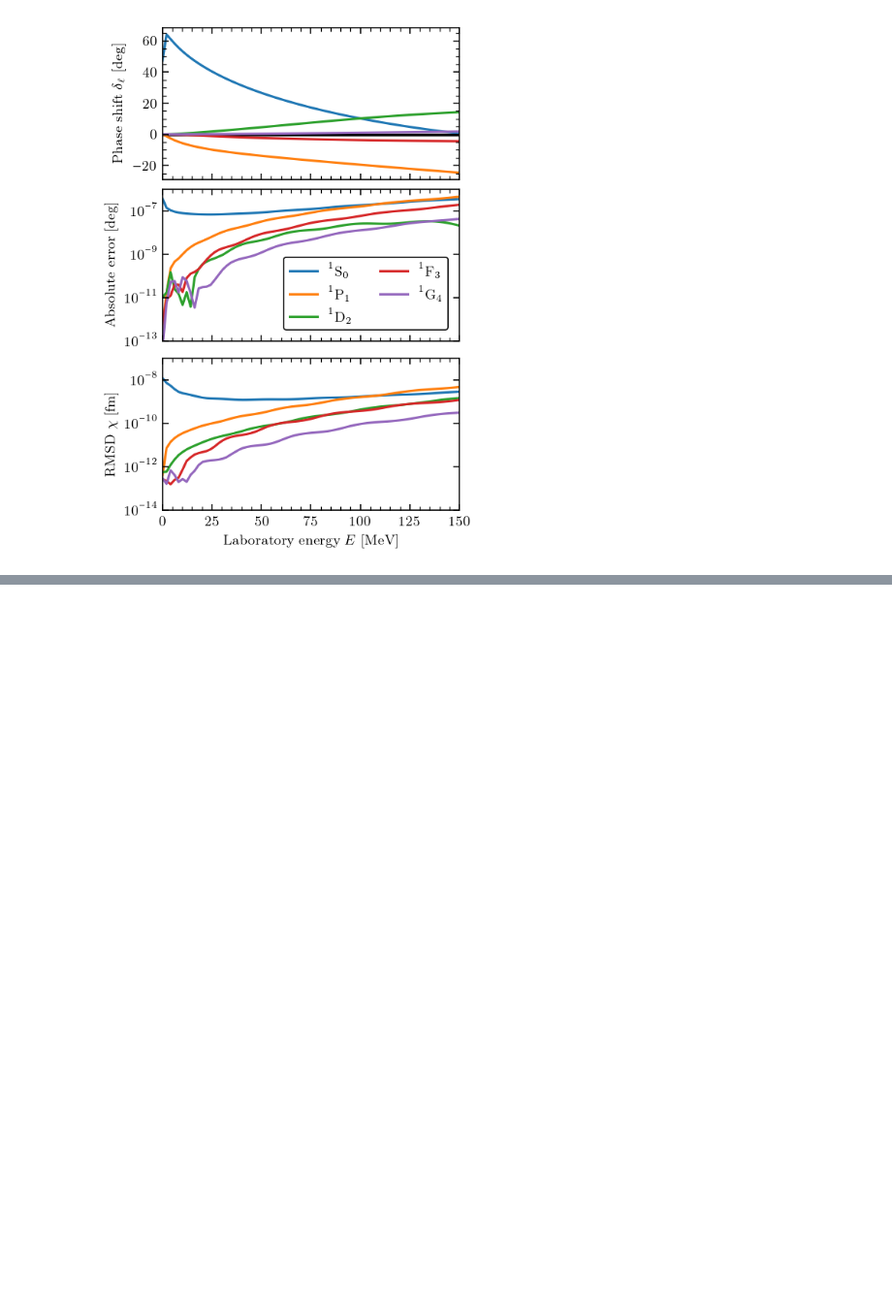
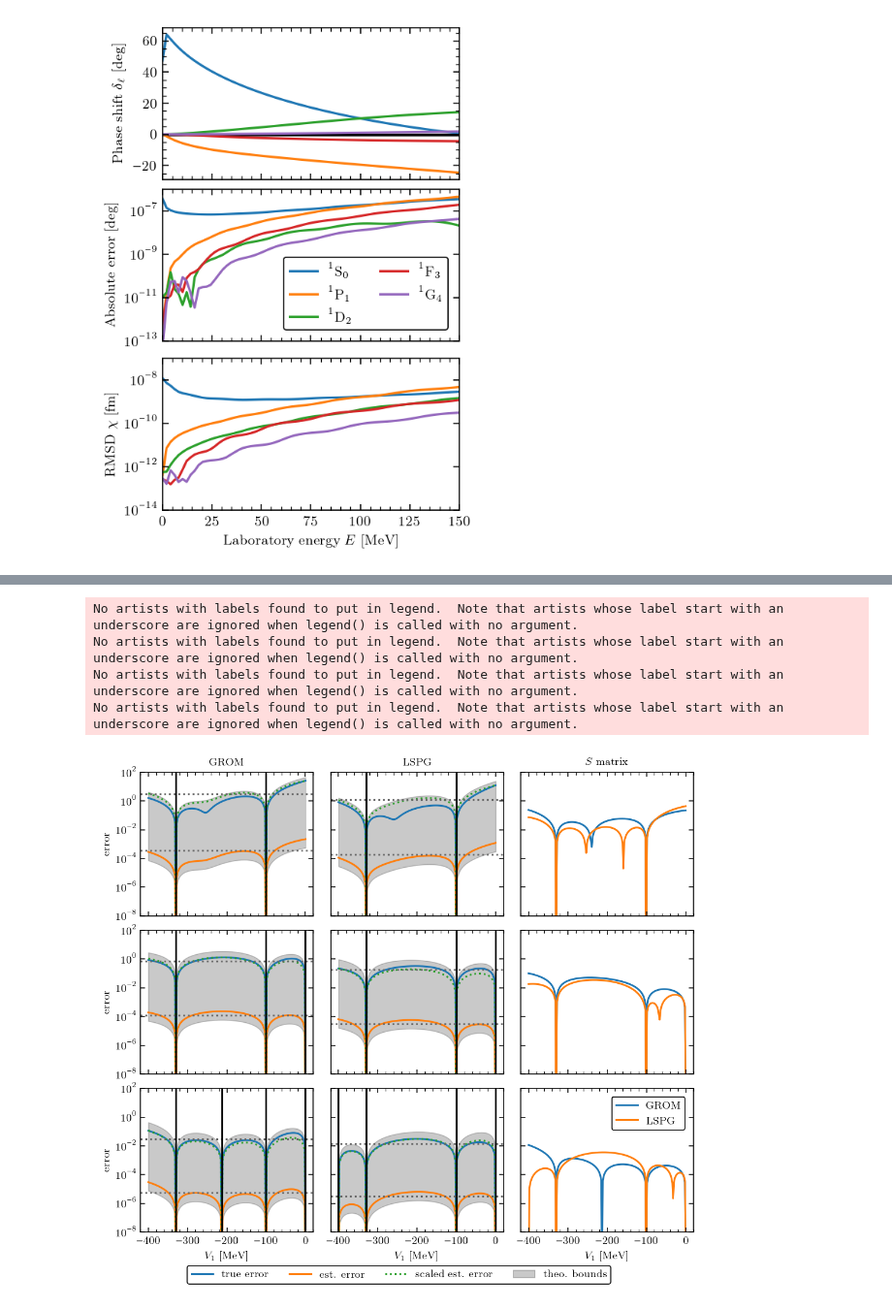
Before and after one commit to buqeye/cs_greedy_emulator, a Jupyter notebook: minnesota.ipynb, the cells around one changed output, grey strips where cells are left out. Shown at 97% size. Cells and saved outputs as stored; diff of their text form; code cells hidden in the pictures; blank space fills up the shorter version.

Commit message:
adds greedy iteration figure to minnesota notebook

```diff
--- a/minnesota.ipynb
+++ b/minnesota.ipynb
@@ -420,0 +423,16 @@ working on 1G4
+# %%
+from NumerovEmulator import AffineGROMNoMatch
+args = dict(scattExp=scattExp,
+            grid=grid,
+            free_lecs={"V1": (-400, 0)},
+            num_snapshots_init=2,
+            num_snapshots_max=200,
+            approach="greedy",
+            pod_rcond=1e-10,
+            init_snapshot_lecs=None,
+            greedy_max_iter=3,
+            mode="linear",
+            seed=10203
+            )
+greedy_grom = AffineGROMNoMatch(emulator_training_mode="grom", **args)
+greedy_lspg = AffineGROMNoMatch(emulator_training_mode="lspg", **args)
@@ -420,0 +457,62 @@ working on 1G4
+# %%
+from constants import cm
+mpl.rcParams['figure.constrained_layout.use'] = False
+num_iter = len(greedy_lspg.greedy_logging)
+V0_arr = greedy_lspg.lec_all_samples[:,2]
+fig, axs = plt.subplots(num_iter, 3, sharex=True, sharey=True,
+                        figsize=(18*cm,16*cm), layout=None)
+
+plt.subplots_adjust(left=0.07, right=0.99,
+                    top=0.96, bottom=0.1,
+                    wspace=0.1, hspace=0.1)
+for ax in axs[-1,:]:
+    ax.set_xlabel("$V_1$ [MeV]")
+for ax in axs[:, 0]:
+    ax.set_ylabel("error")
+for ax, title in zip(axs[0,:], ("GROM", "LSPG", "$S$ matrix")):
+    ax.set_title(title)
+
+axs[0,0].set_ylim(1e-8, 1e2)
+# axs[0,0].set_xlim(V0_arr[0], V0_arr[-1])
+
+for niter in range(num_iter):
+    for irom_lbl, rom_lbl in enumerate(("grom", "lspg")):
+        rom = greedy_grom if rom_lbl == "grom" else greedy_lspg
+        ax = axs[niter, irom_lbl]
+        [snapshot_idxs, fom_sol, emulated_sol,
+        romErrors, realErrors, estErrBounds,
+        coercivity_constant] = rom.greedy_logging[niter]
+        ax.semilogy(V0_arr, realErrors, label=f"true error")
+        ax.semilogy(V0_arr, romErrors, ls="-", label=f"est. error")
+        ax.semilogy(V0_arr, coercivity_constant*romErrors,
+                    ls=":", label=f"scaled est. error")
+
+        # ax.semilogy(V0_arr, estErrBounds[:,0], label=f"lower bound")
+        # ax.semilogy(V0_arr, estErrBounds[:,1], label=f"upper bound")
+        ax.fill_between(V0_arr, estErrBounds[:,0], estErrBounds[:,1],
+                        alpha=0.3, color='0.3',
+                        zorder=0, label="theo. bounds")
+
+        Smats_emul = greedy_lspg.get_S_matrix(emulated_sol)
+        Smats_fom = greedy_lspg.get_S_matrix(fom_sol)
+        axs[niter, 2].semilogy(V0_arr, np.abs(Smats_emul - Smats_fom), label=rom_lbl.upper())
+        # ax.semilogy(V0_arr, romErrors, ls="-", label=f"est. error")
+
+        for err in (romErrors, realErrors):
+            ax.axhline(np.mean(err), ls=":", c='0.4', label="")
+            # ax.set_title(f"Estimated mean error: {np.mean(realErrors):.2e}")
+
+        for idx in snapshot_idxs:
+            ax.axvline(V0_arr[idx], c="k", label="")
+
+    axs[-1,0].legend(bbox_to_anchor =(0.5, 0.02), loc='center', ncol=4,
+                     bbox_transform=fig.transFigure)
+    # axs[0,0].legend(loc='lower left', ncol=4, bbox_to_anchor =(1.5,2.65))
+    axs[-1,-1].legend(loc='best', ncol=1)
+    fig.savefig(f"greedy_MN_potential_1S0.pdf")
+# %% [output]
+No artists with labels found to put in legend.  Note that artists whose label start with an underscore are ignored when legend() is called with no argument.
+No artists with labels found to put in legend.  Note that artists whose label start with an underscore are ignored when legend() is called with no argument.
+No artists with labels found to put in legend.  Note that artists whose label start with an underscore are ignored when legend() is called with no argument.
+No artists with labels found to put in legend.  Note that artists whose label start with an underscore are ignored when legend() is called with no argument.
+[figure, added]
```
Also changed, not shown: parts of 2 cells of this notebook.
